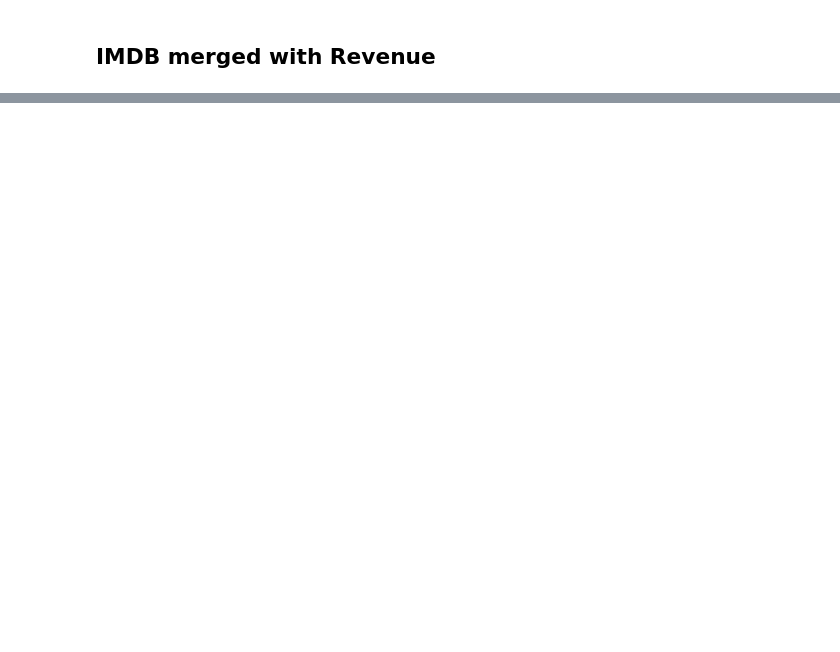
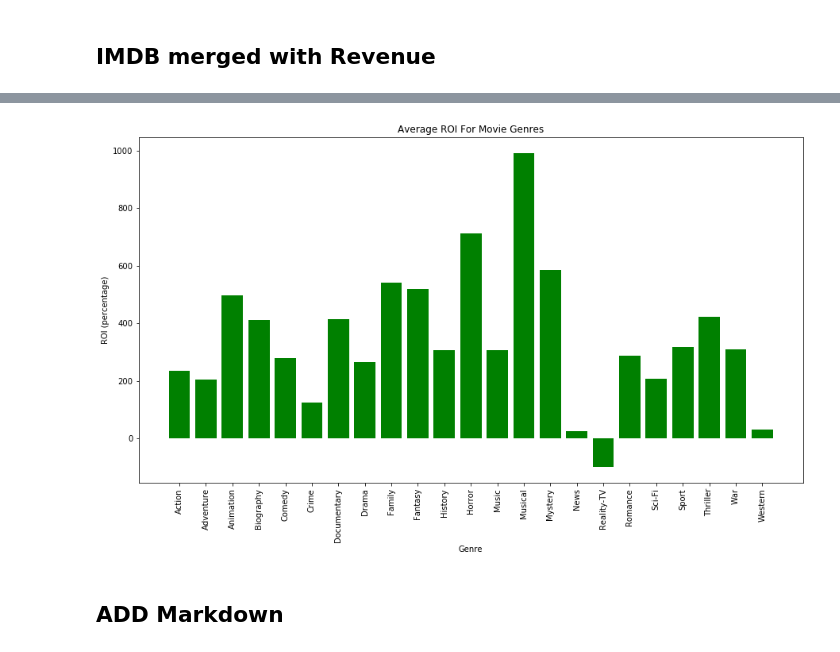
Before and after one commit to khyateed/Movie-Data-Analysis, a Jupyter notebook: student.ipynb, the cells around one changed output, grey strips where cells are left out. Drawn from its saved outputs; the diff is of its cells as text; code cells hidden in the pictures; blank space fills up the shorter version.

Commit message:
Added roi by genre and compiled composer table

```diff
--- a/student.ipynb
+++ b/student.ipynb
@@ -440,0 +410,2 @@ imdb_merge
+# %%
+gross.set_index('original_title')
@@ -440,0 +427,29 @@ imdb_merge
+# %%
+genre_raw = pd.read_csv('./zippedData/imdb.title.basics.csv.gz')
+genre_raw
+
+genre_ugly = genre_raw
+genre_ugly['genres'] = genre_ugly['genres'].str.split(',', 3)
+genre_unstack = genre_ugly.set_index('original_title').genres.apply(pd.Series).stack().reset_index(level=-1, drop=True).astype(str).reset_index()
+genre_unstack.columns = ['original_title', 'genres']
+# %%
+genre_roi = genre_unstack.merge(gross[['original_title', 'ROI']], on='original_title', how='left')
+# %%
+genre_roi.dropna(axis = 0, inplace = True)
+# %%
+y = genre_roi.groupby(['genres'])['ROI'].mean()
+x = y.index
+
+figure, ax = plt.subplots(figsize = (15,8))
+
+ax.set_title('Average ROI For Movie Genres')
+ax.set_xlabel('Genre')
+ax.set_ylabel('ROI (percentage)')
+
+plt.xticks(rotation=90)
+
+ax.bar(x, y, color='green');
+# %% [output]
+[figure, added]
+# %% [markdown]
+## ADD Markdown
```
Also changed, not shown: parts of 27 cells of this notebook.
